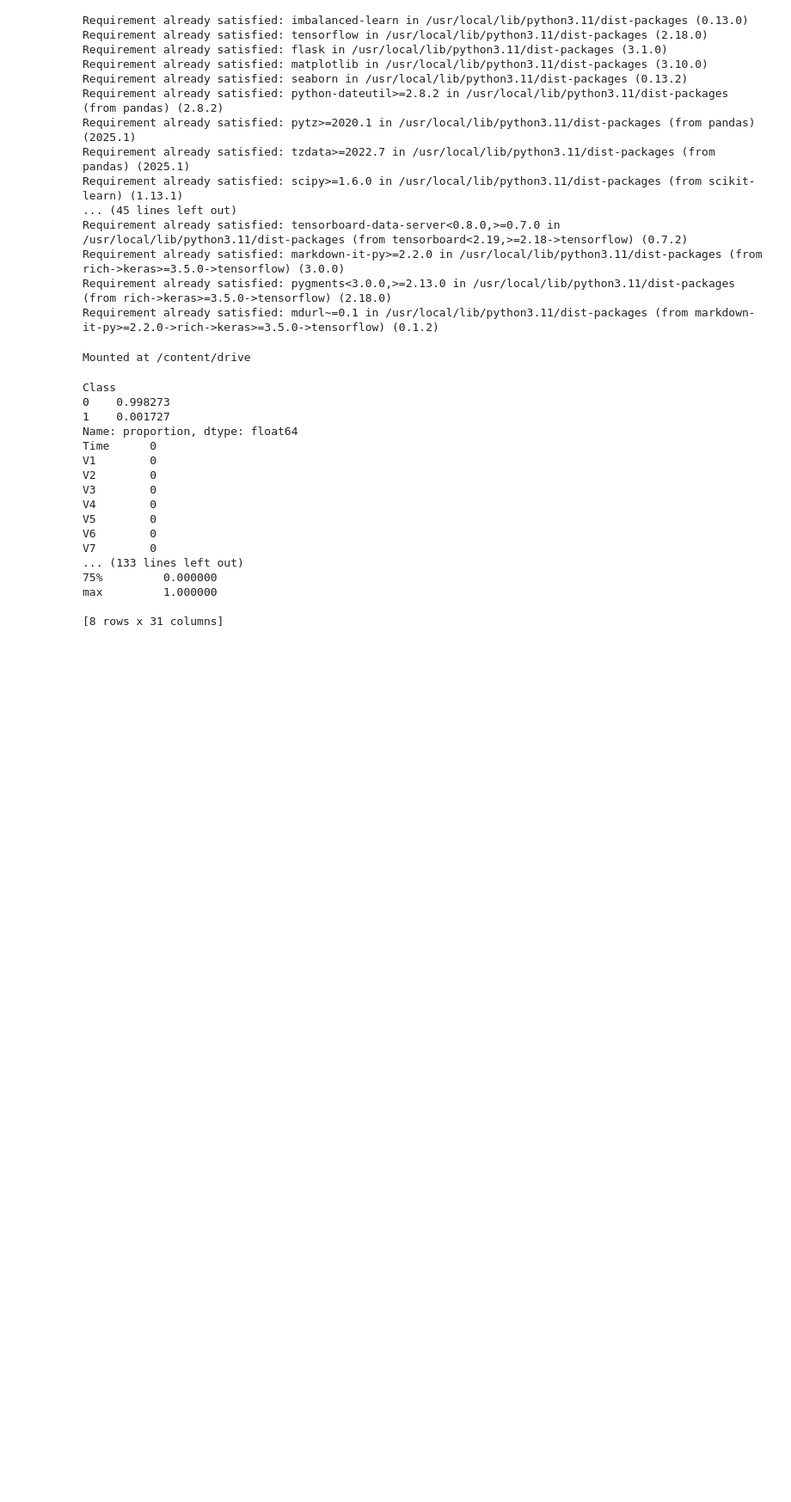
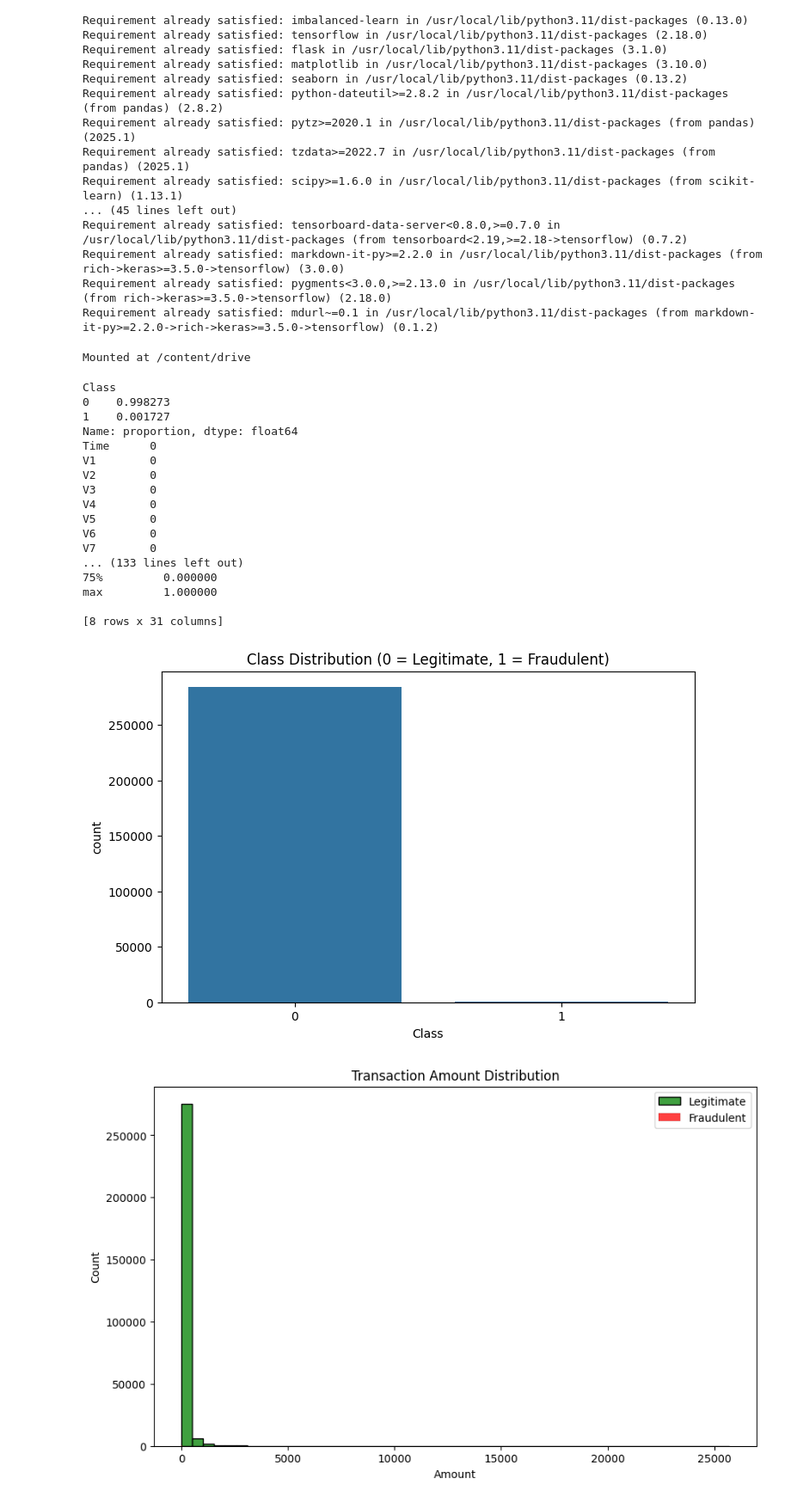
Before and after one commit to sakuna47/Credit_Card_Fraud_Detection, a Jupyter notebook: CrdtCrdFrdDtctn_Backend.ipynb, the cells around one changed output. Shown: that part at 86% size. Saved outputs shown, nothing was run; the diff lists cells and outputs as text; code cells hidden in the pictures; blank space fills up the shorter version.

```diff
--- a/CrdtCrdFrdDtctn_Backend.ipynb
+++ b/CrdtCrdFrdDtctn_Backend.ipynb
@@ -80,3 +80,27 @@ V7        0
 max         1.000000
 
 [8 rows x 31 columns]
+# %%
+#Data visualization
+# Class distribution
+plt.figure(figsize=(8, 5))
+sns.countplot(x="Class", data=df)
+plt.title("Class Distribution (0 = Legitimate, 1 = Fraudulent)")
+plt.show()
+
+# Transaction amount distribution
+plt.figure(figsize=(10, 6))
+sns.histplot(df[df["Class"] == 0]["Amount"], bins=50, color="green", label="Legitimate")
+sns.histplot(df[df["Class"] == 1]["Amount"], bins=50, color="red", label="Fraudulent")
+plt.legend()
+plt.title("Transaction Amount Distribution")
+plt.show()
+
+# Correlation heatmap
+plt.figure(figsize=(12, 8))
+sns.heatmap(df.corr(), cmap="coolwarm")
+plt.title("Correlation Heatmap")
+plt.show()
+# %% [output]
+[figure, added]
+[figure, added]
```
Also changed, not shown: parts of 2 cells of this notebook.
